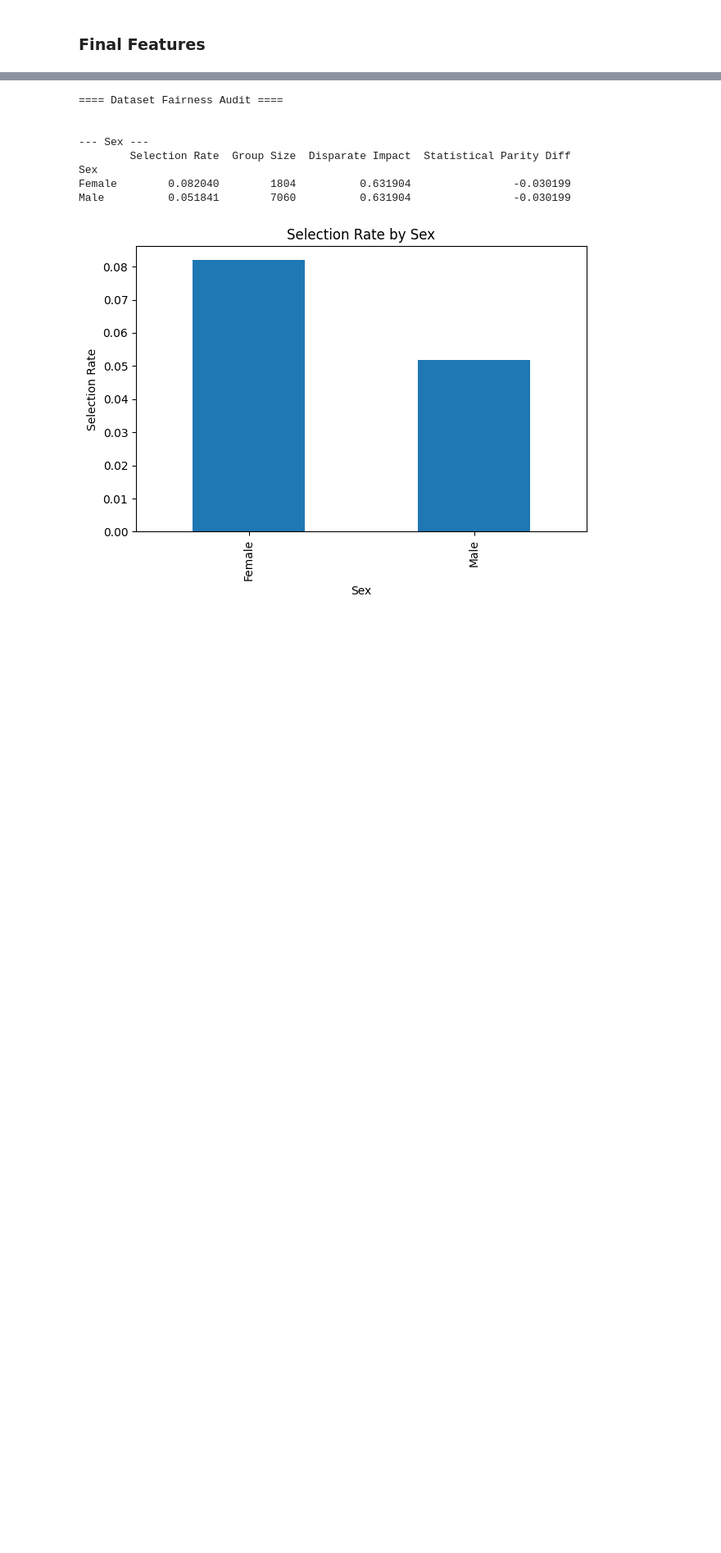
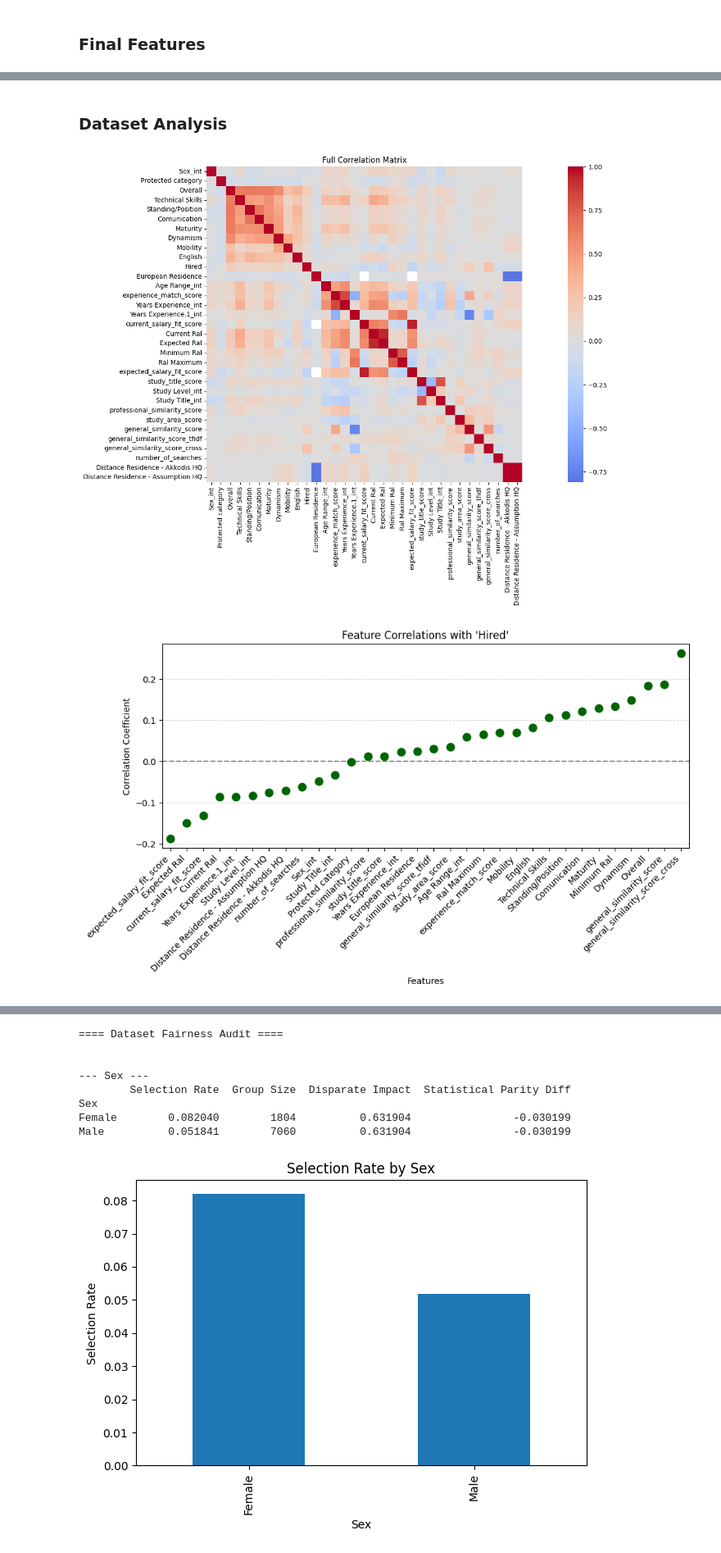
Before and after one commit to lyudmilstamenov/ethics_in_ai_unibo, a Jupyter notebook: src/model.ipynb, the cells around one changed output, grey strips where cells are left out. Shown at 82% size. Drawn from its saved outputs; the diff is of its cells as text; code cells hidden in the pictures; blank space fills up the shorter version.

```diff
--- a/src/model.ipynb
+++ b/src/model.ipynb
@@ -1051,3 +970,5 @@ final_training_df = prepare_nlp_text_columns(final_training_df)
+# %%
+dataset = prepare_nlp_text_columns(dataset)
 # %%
 from sentence_transformers import SentenceTransformer, util
 import numpy as np
@@ -1056,7 +977,6 @@ import numpy as np
 model = SentenceTransformer('all-MiniLM-L6-v2')
 
 def compute_general_similarity_score(df: pd.DataFrame) -> pd.Series:
-    # Cache embeddings to speed up repeated values
     embedding_cache = {}
 
     def get_embedding(text):
@@ -1078,7 +998,7 @@ def compute_general_similarity_score(df: pd.DataFrame) -> pd.Series:
         return float(util.cos_sim(emb_a, emb_b))
 
     return df.apply(similarity, axis=1)
-final_training_df['general_similarity_score'] = compute_general_similarity_score(final_training_df)
+dataset['general_similarity_score'] = compute_general_similarity_score(dataset)
 # %%
 from sentence_transformers import CrossEncoder
 import pandas as pd
@@ -1114,4 +1034,4 @@ def compute_similarity_with_prompt(df: pd.DataFrame, batch_size: int = 256) -> p
     return result
 
 # Example usage
-final_training_df['general_similarity_score_cross'] = compute_similarity_with_prompt(final_training_df)
+dataset['general_similarity_score_cross'] = compute_similarity_with_prompt(dataset)
@@ -1124,12 +1042,12 @@ tfidf = TfidfVectorizer(
     stop_words='english'
 )
 
-combined_text = pd.concat([final_training_df['candidate_text'], final_training_df['job_text']])
+combined_text = pd.concat([dataset['candidate_text'], dataset['job_text']])
 tfidf.fit(combined_text.fillna(""))
 
 # Transform separately
-candidate_tfidf = tfidf.transform(final_training_df['candidate_text'].fillna(""))
-job_tfidf = tfidf.transform(final_training_df['job_text'].fillna(""))
+candidate_tfidf = tfidf.transform(dataset['candidate_text'].fillna(""))
+job_tfidf = tfidf.transform(dataset['job_text'].fillna(""))
 from sklearn.metrics.pairwise import cosine_similarity
 
 # Convert sparse matrices to dense arrays (if memory allows)
@@ -1140,7 +1058,7 @@ job_tfidf_dense = job_tfidf.toarray()
 tfidf_sim_matrix = cosine_similarity(candidate_tfidf_dense, job_tfidf_dense)
 
 # Assign to dataframe (example: max similarity per candidate)
-final_training_df['general_similarity_score_tfidf'] = tfidf_sim_matrix.max(axis=1)
+dataset['general_similarity_score_tfidf'] = tfidf_sim_matrix.max(axis=1)
 # %%
 columns_to_keep = [
     "Sex_int",
@@ -1230,0 +1099,43 @@ final_training_df
+# %% [markdown]
+### Dataset Analysis
+# %%
+import pandas as pd
+import numpy as np
+import seaborn as sns
+import matplotlib.pyplot as plt
+
+# Step 1: Prepare Data
+df_corr = dataset[columns_to_keep].copy()
+
+# Convert bools to integers
+bool_cols = df_corr.select_dtypes(include='bool').columns
+df_corr[bool_cols] = df_corr[bool_cols].astype(int)
+
+# Select only numeric columns
+df_corr_numeric = df_corr.select_dtypes(include=[np.number])
+
+# Step 2: Correlation Matrix Heatmap
+plt.figure(figsize=(20, 10))
+sns.heatmap(df_corr_numeric.corr(), annot=False,
+            # fmt=".2f",
+              cmap="coolwarm", center=0, square=True)
+plt.title("Full Correlation Matrix")
+plt.tight_layout()
+plt.show()
+
+# Step 3: Correlation with 'Hired' - Dot Plot (Horizontal)
+correlations = df_corr_numeric.corr()['Hired'].drop('Hired').sort_values()
+
+plt.figure(figsize=(10, 6))
+sns.stripplot(y=correlations.values, x=correlations.index, color='darkgreen', size=10)
+plt.axhline(0, color='gray', linestyle='--')
+plt.title("Feature Correlations with 'Hired'")
+plt.ylabel("Correlation Coefficient")
+plt.xlabel("Features")
+plt.xticks(rotation=45, ha='right')
+plt.grid(True, axis='y', linestyle='--', alpha=0.5)
+plt.tight_layout()
+plt.show()
+# %% [output]
+[figure, added]
+[figure, added]
```
Also changed, not shown: parts of 92 cells of this notebook, 2 other files.
